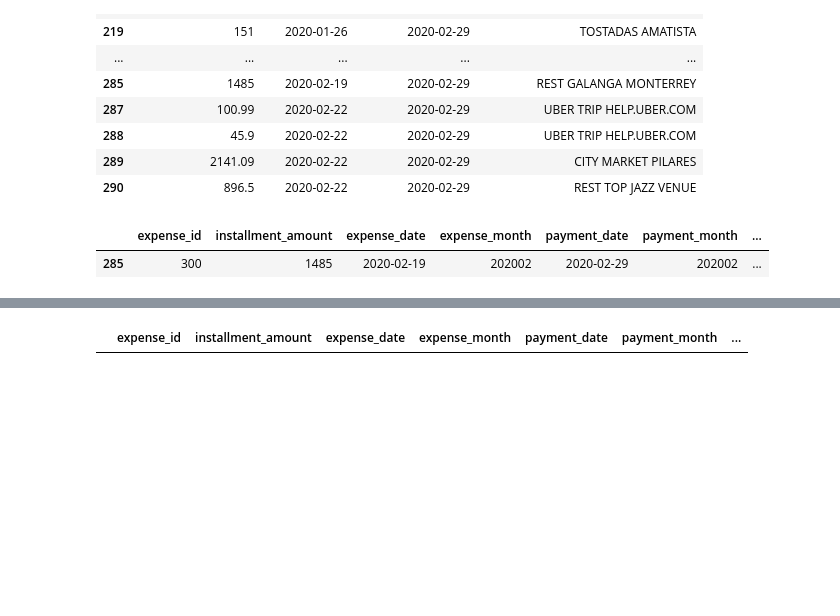
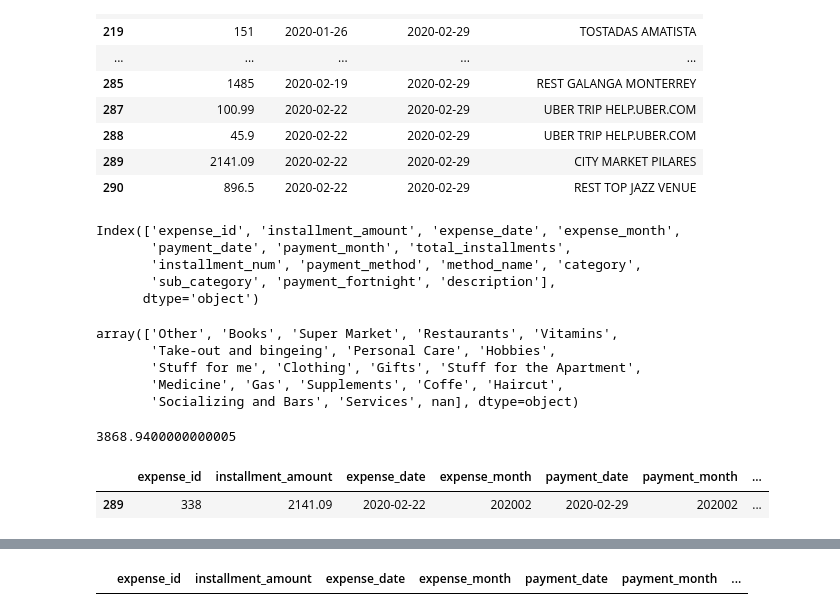
Before and after one commit to Jordi-Ab/personal_finance, a Jupyter notebook: classify_expenses.ipynb, the cells around one changed output, grey strips where cells are left out. Drawn from its saved outputs; the diff is of its cells as text; code cells hidden in the pictures; blank space fills up the shorter version.

```diff
--- a/classify_expenses.ipynb
+++ b/classify_expenses.ipynb
@@ -487,16 +491,45 @@ updated_inst_data[
 | 288 | 45.9 | 2020-02-22 | 2020-02-29 | UBER TRIP HELP.UBER.COM |
 | 289 | 2141.09 | 2020-02-22 | 2020-02-29 | CITY MARKET PILARES |
 | 290 | 896.5 | 2020-02-22 | 2020-02-29 | REST TOP JAZZ VENUE |
+# %%
+updated_inst_data.columns
+# %% [output]
+Index(['expense_id', 'installment_amount', 'expense_date', 'expense_month',
+       'payment_date', 'payment_month', 'total_installments',
+       'installment_num', 'payment_method', 'method_name', 'category',
+       'sub_category', 'payment_fortnight', 'description'],
+      dtype='object')
+# %%
+updated_inst_data['sub_category'].unique()
+# %% [output]
+array(['Other', 'Books', 'Super Market', 'Restaurants', 'Vitamins',
+       'Take-out and bingeing', 'Personal Care', 'Hobbies',
+       'Stuff for me', 'Clothing', 'Gifts', 'Stuff for the Apartment',
+       'Medicine', 'Gas', 'Supplements', 'Coffe', 'Haircut',
+       'Socializing and Bars', 'Services', nan], dtype=object)
+# %%
+updated_inst_data[
+    (pd.to_datetime(updated_inst_data['expense_date']).dt.month==2)&
+    (pd.to_datetime(updated_inst_data['expense_date']).dt.year==2020)&
+    #(updated_inst_data['method_name']=='Bancomer-Platinum')&
+    (updated_inst_data['sub_category']=='Super Market')
+
+][['installment_amount', 'expense_date', 'description']]['installment_amount'].sum() - 1736
+# %% [output]
+3868.9400000000005
 # %%
 updated_inst_data[
-    (updated_inst_data['payment_fortnight'] == '2020-02-29')&
-    (updated_inst_data['method_name']=='Bancomer-Platinum')&
-    (updated_inst_data['description'].str.contains('GALANGA'))
+    #(pd.to_datetime(updated_inst_data['expense_date']).dt.month==2)&
+    #(pd.to_datetime(updated_inst_data['expense_date']).dt.year==2020)&
+    #(updated_inst_data['method_name']=='Bancomer-Platinum')&
+    #(updated_inst_data['sub_category']=='Super Market')&
+    (updated_inst_data['description'].str.contains('CITY MARKET'))&
+    (updated_inst_data['installment_amount']>2000)
 
 ]
 # %% [output]
 |  | expense_id | installment_amount | expense_date | expense_month | payment_date | payment_month | ... |
-| 285 | 300 | 1485 | 2020-02-19 | 202002 | 2020-02-29 | 202002 | ... |
+| 289 | 338 | 2141.09 | 2020-02-22 | 202002 | 2020-02-29 | 202002 | ... |
 # %%
 updated_exp_data[
     (~updated_exp_data['description'].isnull())&
```
Also changed, not shown: parts of 6 cells of this notebook.
